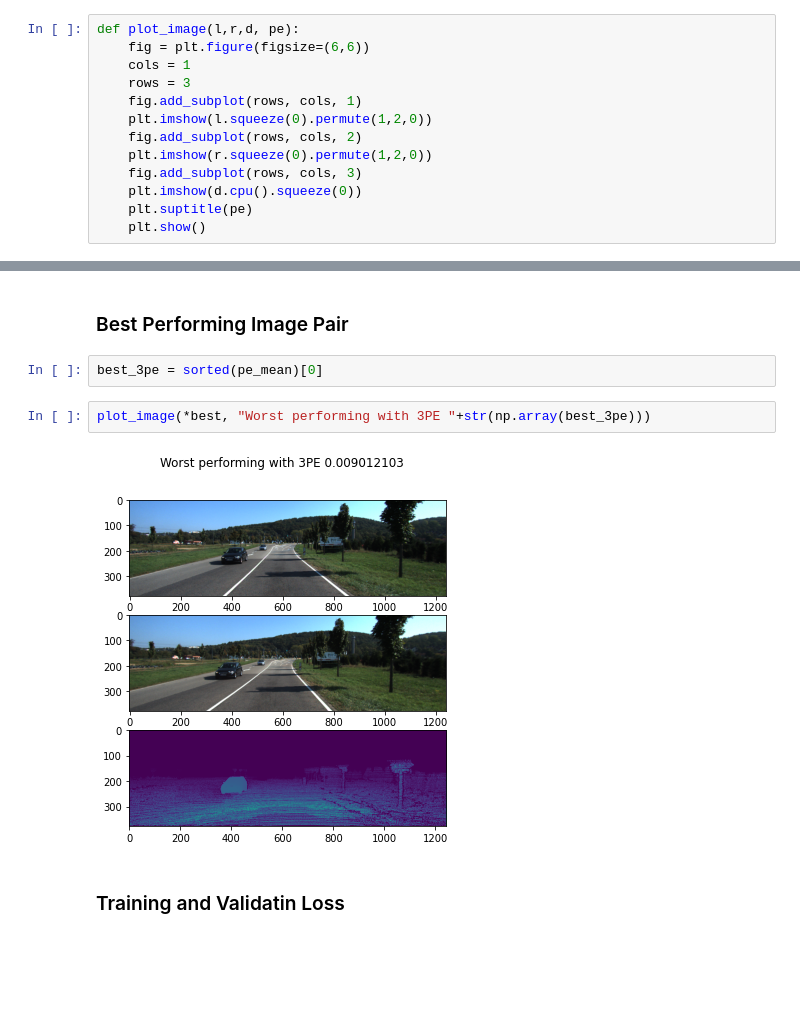
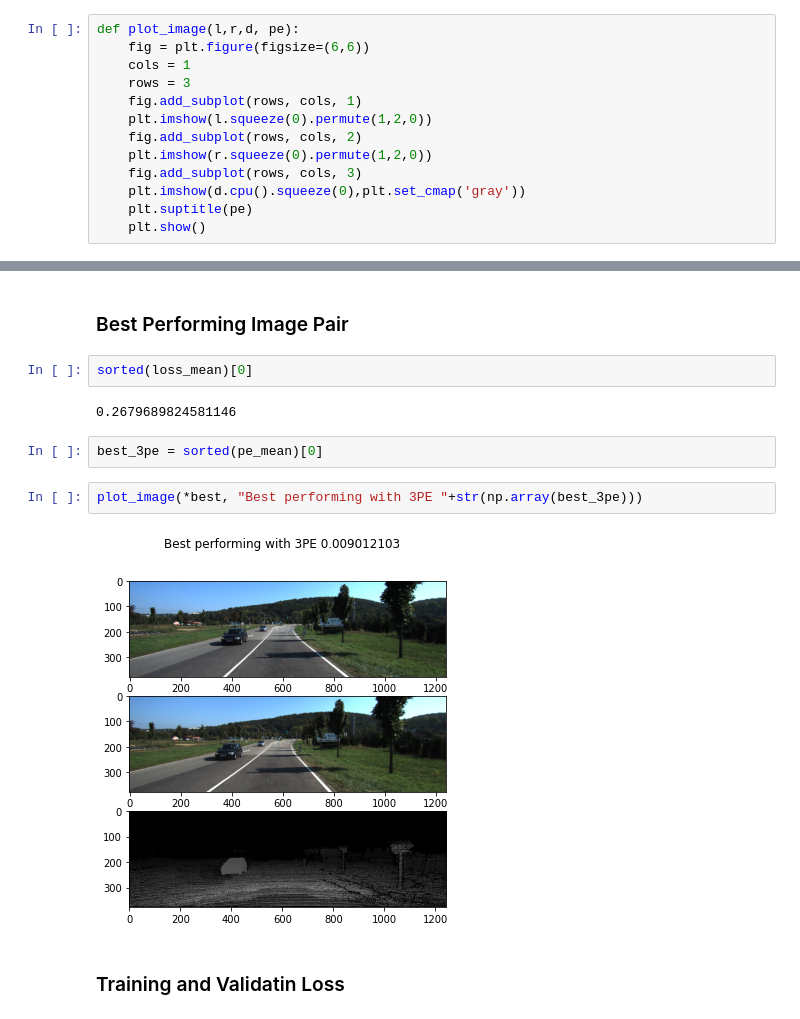
Before and after one commit to sanket-pixel/stereo-depth, a Jupyter notebook: src/notebooks/Stereo Depth Estimation.ipynb, the cells around one changed output, grey strips where cells are left out. Drawn from its saved outputs; the diff is of its cells as text; blank space fills up the shorter version.

```diff
--- a/src/notebooks/Stereo Depth Estimation.ipynb
+++ b/src/notebooks/Stereo Depth Estimation.ipynb
@@ -95,7 +95,7 @@ def plot_image(l,r,d, pe):
     fig.add_subplot(rows, cols, 2)
     plt.imshow(r.squeeze(0).permute(1,2,0))
     fig.add_subplot(rows, cols, 3)
-    plt.imshow(d.cpu().squeeze(0))
+    plt.imshow(d.cpu().squeeze(0),plt.set_cmap('gray'))
     plt.suptitle(pe)
     plt.show()
 # %%
@@ -114,11 +114,15 @@ plot_image(*worst, "Worst performing with 3PE "+str(np.array(worst_3pe)))
 # %% [markdown]
 ### Best Performing Image Pair
+# %%
+sorted(loss_mean)[0]
+# %% [output]
+0.2679689824581146
 # %%
 best_3pe = sorted(pe_mean)[0]
 # %%
-plot_image(*best, "Worst performing with 3PE "+str(np.array(best_3pe)))
+plot_image(*best, "Best performing with 3PE "+str(np.array(best_3pe)))
 # %% [output]
-[figure, old version]
+[figure, new version]
 # %% [markdown]
 ### Training and Validatin Loss
 # %%
```
Also changed, not shown: parts of 12 cells of this notebook, 10 other files.
